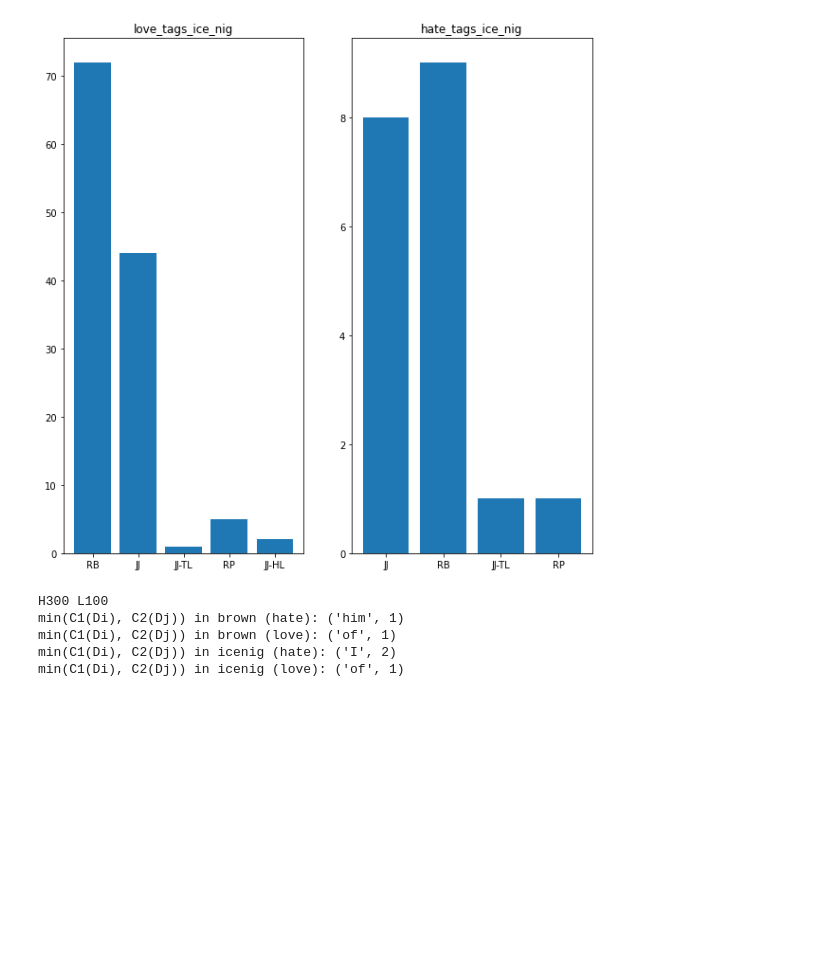
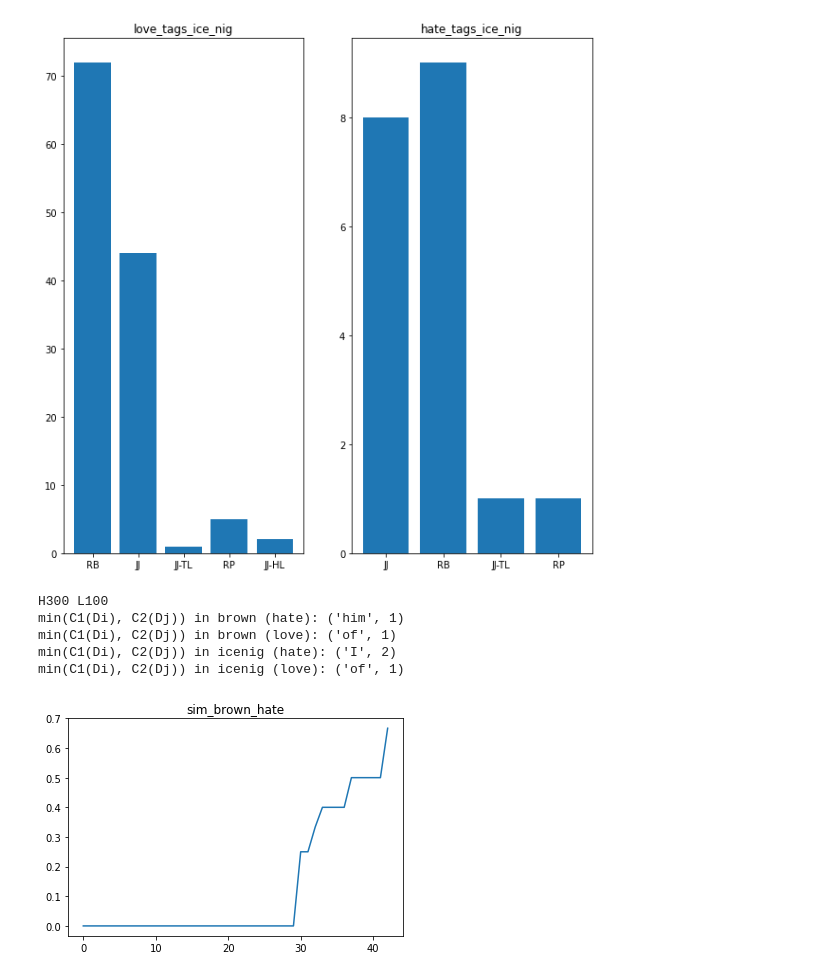
Before and after one commit to 0LTSU0/nlp_project8, a Jupyter notebook: project8.ipynb, the cells around one changed output. Drawn from its saved outputs; the diff is of its cells as text; code cells hidden in the pictures; blank space fills up the shorter version.

```diff
--- a/project8.ipynb
+++ b/project8.ipynb
@@ -854,3 +843,98 @@ min(C1(Di), C2(Dj)) in brown (hate): ('him', 1)
 min(C1(Di), C2(Dj)) in brown (love): ('of', 1)
 min(C1(Di), C2(Dj)) in icenig (hate): ('I', 2)
 min(C1(Di), C2(Dj)) in icenig (love): ('of', 1)
+# %%
+#10
+
+from difflib import SequenceMatcher
+import csv
+
+soundex = fuzzy.Soundex(4)
+
+sim_brown_hate = []
+sim_brown_love = []
+sim_icenig_hate = []
+sim_icenig_love = []
+
+with open("./brown_sentences_hate.txt", "r", encoding="utf-8") as f:
+    for line in f.readlines():
+        sp = line.strip(' -"()?!:;,.\n').strip("`'").replace(".","").strip().split(" ")
+        match = SequenceMatcher(None, sp[0],sp[-1]).find_longest_match(0, len(sp[0]), 0, len(sp[-1]))
+        s = (sp[0][match.b:match.b + match.size])
+        l1 = soundex(sp[0]).rstrip("0")
+        l2 = soundex(sp[-1]).rstrip("0")
+        sim = 2*len(s)/(len(l1) + len(l2))
+        sim_brown_hate.append([sp[0],sp[-1],sim])
+sim_brown_hate.sort(key=lambda x: x[2])
+
+with open("./brown_sentences_love.txt", "r", encoding="utf-8") as f:
+    for line in f.readlines():
+        sp = line.strip(' -"()?!:;,.\n').strip("`'").replace(".","").strip().split(" ")
+        match = SequenceMatcher(None, sp[0],sp[-1]).find_longest_match(0, len(sp[0]), 0, len(sp[-1]))
+        s = (sp[0][match.b:match.b + match.size])
+        l1 = soundex(sp[0]).rstrip("0")
+        l2 = soundex(sp[-1]).rstrip("0")
+        sim = 2*len(s)/(len(l1) + len(l2))
+        sim_brown_love.append([sp[0],sp[-1],sim])
+sim_brown_love.sort(key=lambda x: x[2])
+
+with open("./icenig_sentences_hate.txt", "r", encoding="utf-8") as f:
+    for line in f.readlines():
+        sp = line.strip(' -"()?!:;,.\n').strip("`'").replace(".","").strip().split(" ")
+        match = SequenceMatcher(None, sp[0],sp[-1]).find_longest_match(0, len(sp[0]), 0, len(sp[-1]))
+        s = (sp[0][match.b:match.b + match.size])
+        l1 = soundex(sp[0]).rstrip("0")
+        l2 = soundex(sp[-1]).rstrip("0")
+        sim = 2*len(s)/(len(l1) + len(l2))
+        sim_icenig_hate.append([sp[0],sp[-1],sim])
+sim_icenig_hate.sort(key=lambda x: x[2])
+
+with open("./icenig_sentences_love.txt", "r", encoding="utf-8") as f:
+    for line in f.readlines():
+        sp = line.strip(' -"()?!:;,.\n').strip("`'").replace(".","").strip().split(" ")
+        match = SequenceMatcher(None, sp[0],sp[-1]).find_longest_match(0, len(sp[0]), 0, len(sp[-1]))
+        s = (sp[0][match.b:match.b + match.size])
+        l1 = soundex(sp[0]).rstrip("0")
+        l2 = soundex(sp[-1]).rstrip("0")
+        sim = 2*len(s)/(len(l1) + len(l2))
+        sim_icenig_love.append([sp[0],sp[-1],sim])
+sim_icenig_love.sort(key=lambda x: x[2])
+
+
+with open("brown_sentences_hate_similarity.csv", "w", encoding="utf-8") as f:
+    csvwriter = csv.writer(f, delimiter=",")
+    for simvalue in sim_brown_hate:
+        csvwriter.writerow(simvalue)
+
+with open("brown_sentences_love_similarity.csv", "w", encoding="utf-8") as f:
+    csvwriter = csv.writer(f, delimiter=",")
+    for simvalue in sim_brown_love:
+        csvwriter.writerow(simvalue)
+
+with open("icenig_sentences_hate_similarity.csv", "w", encoding="utf-8") as f:
+    csvwriter = csv.writer(f, delimiter=",")
+    for simvalue in sim_icenig_hate:
+        csvwriter.writerow(simvalue)
+
+with open("icenig_sentences_love_similarity.csv", "w", encoding="utf-8") as f:
+    csvwriter = csv.writer(f, delimiter=",")
+    for simvalue in sim_icenig_love:
+        csvwriter.writerow(simvalue)
+
+plt.title("sim_brown_hate")
+plt.plot([item[2] for item in sim_brown_hate])
+plt.show()
+
+plt.title("sim_brown_love")
+plt.plot([item[2] for item in sim_brown_love])
+plt.show()
+
+plt.title("sim_icenig_hate")
+plt.plot([item[2] for item in sim_icenig_hate])
+plt.show()
+
+plt.title("sim_icenig_love")
+plt.plot([item[2] for item in sim_icenig_love])
+plt.show()
+# %% [output]
+[figure, added]
```
Also changed, not shown: parts of 2 cells of this notebook.
